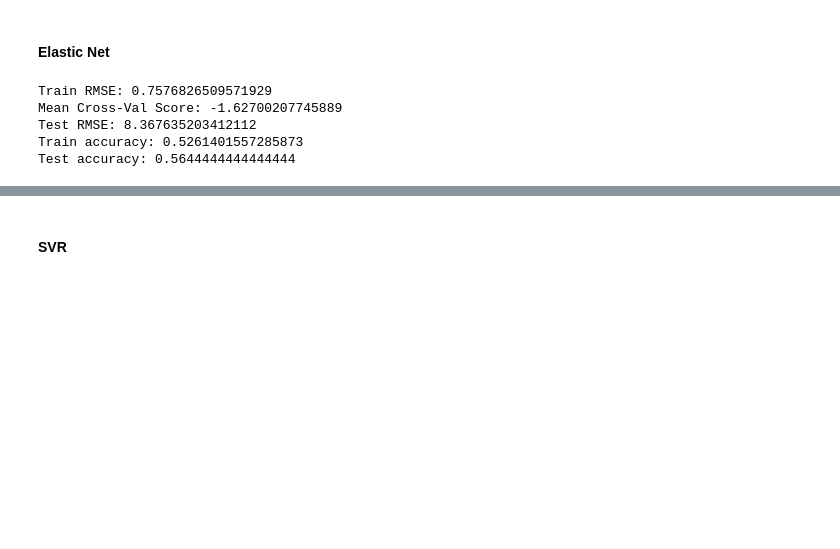
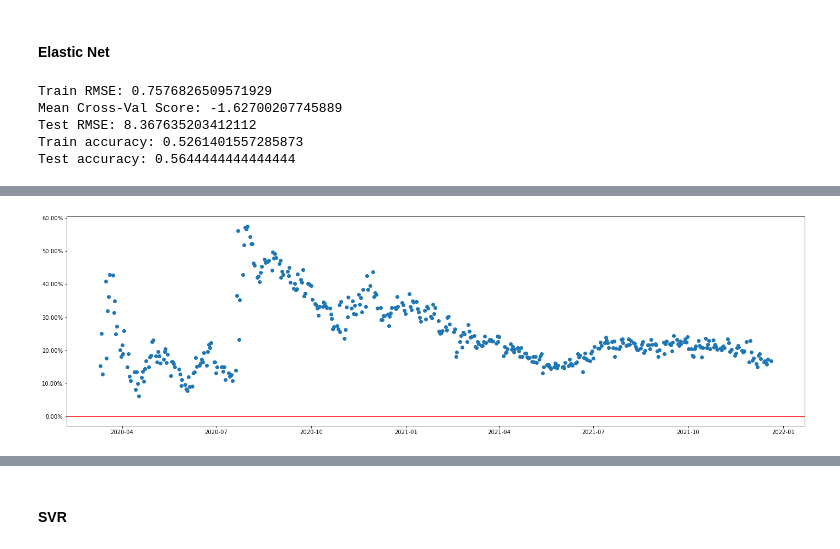
Before and after one commit to tjbray20/Market_Machine_Learning, a Jupyter notebook: MainNotebook.ipynb, the cells around one changed output, grey strips where cells are left out. Cells and saved outputs as stored; diff of their text form; code cells hidden in the pictures; blank space fills up the shorter version.

```diff
--- a/MainNotebook.ipynb
+++ b/MainNotebook.ipynb
@@ -492,0 +502,7 @@ Test accuracy: 0.5644444444444444
+# %%
+fig2, ax = plt.subplots(figsize = (24,7))
+ax.scatter(y_test.index, (y_hat_test - y_test)/y_test)
+ax.yaxis.set_major_formatter('{x:1,.2%}')
+plt.axhline(y=0, alpha = 1, color = 'red');
+# %% [output]
+[figure, added]
```
Also changed, not shown: parts of 21 cells of this notebook, 5 other files.
